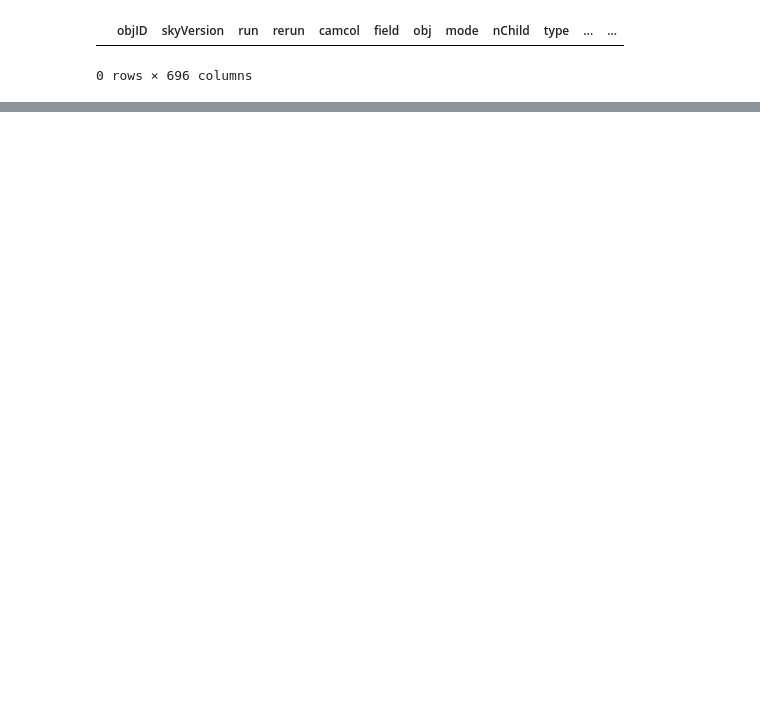
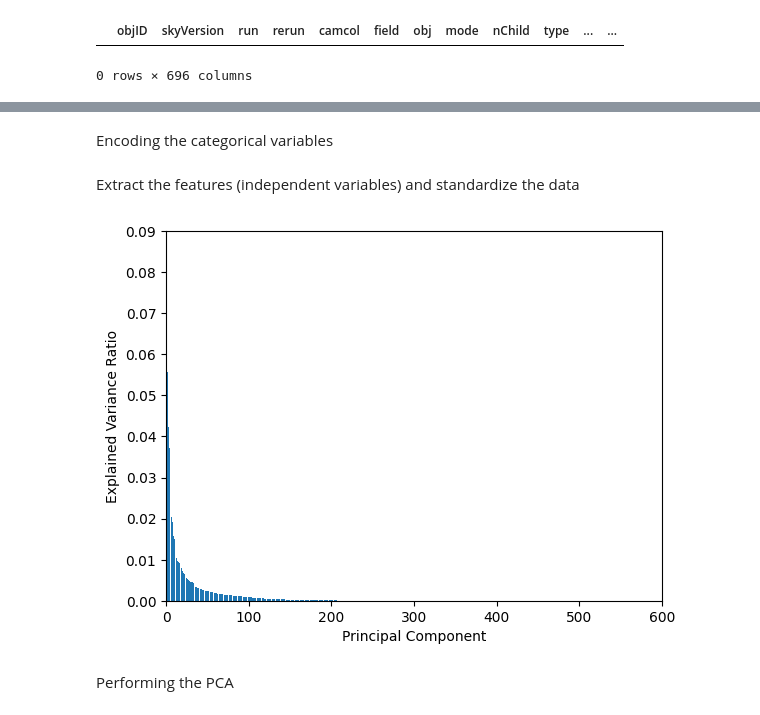
Before and after one commit to EmmaTosato/Spectral-AnalysisProject, a Jupyter notebook: project.ipynb, the cells around one changed output, grey strips where cells are left out. Saved outputs shown, nothing was run; the diff lists cells and outputs as text; code cells hidden in the pictures; blank space fills up the shorter version.

```diff
--- a/project.ipynb
+++ b/project.ipynb
@@ -92,3 +103,6 @@ df.drop(columns=['run1d', 'subClass', 'class_noqso', 'subClass_noqso', 'comments
+# %%
+# Dropping the rows
+df.dropna(inplace= True)
 # %%
 # Cheking if everthing worked well
 v = df.isnull().sum()
@@ -124,0 +139,37 @@ df[df['sciencePrimary'] > 0 ]
+# %% [markdown]
+Encoding the categorical variables
+# %%
+# Definitions
+label_encoder = LabelEncoder()
+df_encoded = df.copy()
+
+# Selecting the categorical variables
+categorical_columns = df.select_dtypes(include=['object']).columns
+
+# Iterate through each categorical column and encode it
+for column in categorical_columns:
+    df_encoded[column] = label_encoder.fit_transform(df_encoded[column])
+# %% [markdown]
+Extract the features (independent variables) and standardize the data
+# %%
+# Extract the selected features into X
+X = df_encoded.drop('z', axis= 1)
+
+# Standardize the data to have a mean of ~0 and a variance of 1
+X = StandardScaler().fit_transform(X)
+# %%
+# Create a PCA instance: pca
+pca = PCA()
+principal_components = pca.fit_transform(X)
+# %%
+explained_variance_ratio = pca.explained_variance_ratio_
+plt.bar(range(len(explained_variance_ratio)), explained_variance_ratio)
+plt.xlabel('Principal Component')
+plt.ylabel('Explained Variance Ratio')
+plt.ylim(0, 0.09)  # Adjust the y-axis limits here
+plt.xlim(0,600)
+plt.show()
+# %% [output]
+[figure, added]
+# %% [markdown]
+Performing the PCA
```
Also changed, not shown: parts of 23 cells of this notebook, 1 other file.
